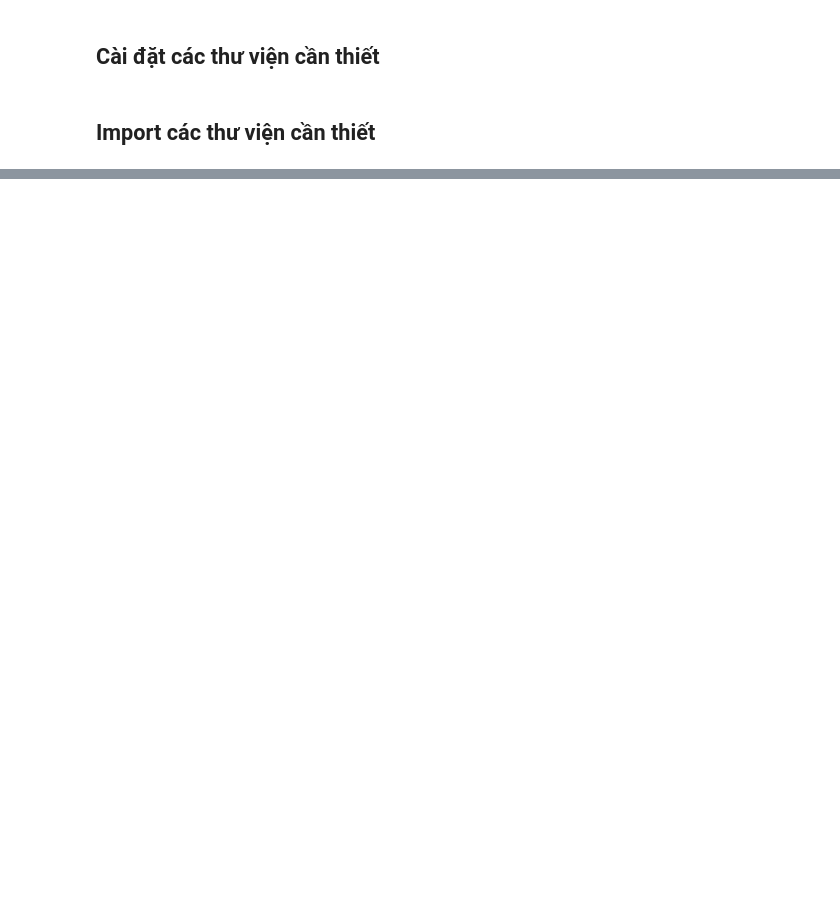
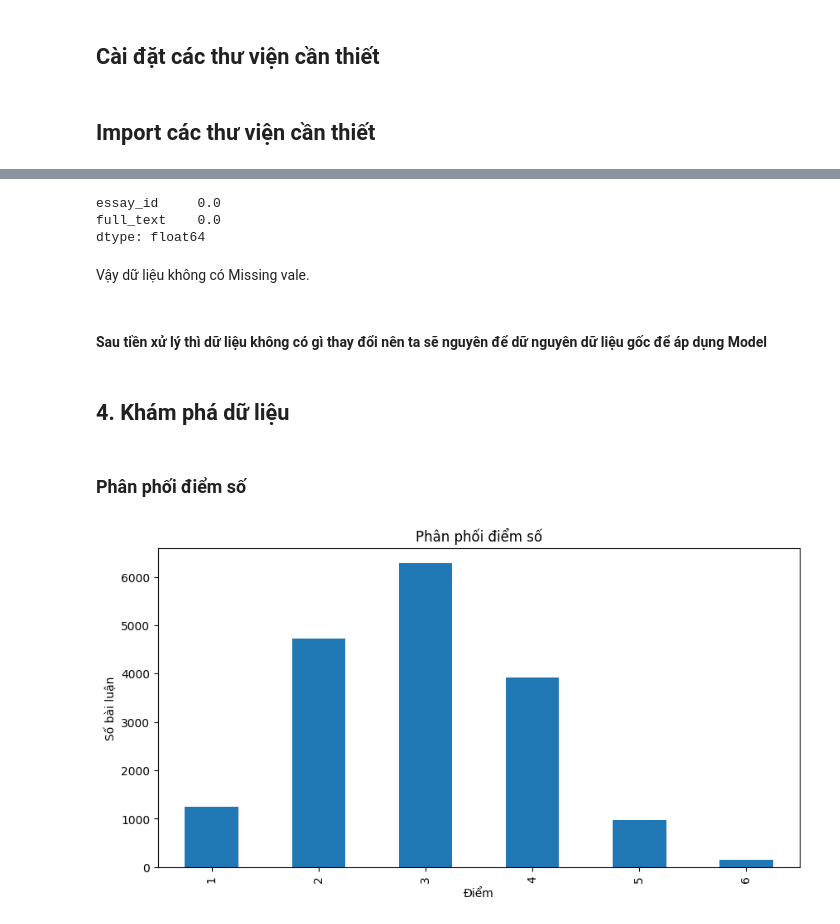
Before and after one commit to Siralexgon/PTDLTM, a Jupyter notebook: Tien-xu-ly.ipynb, the cells around one changed output, grey strips where cells are left out. Saved outputs shown, nothing was run; the diff lists cells and outputs as text; code cells hidden in the pictures; blank space fills up the shorter version.

```diff
--- a/Tien-xu-ly.ipynb
+++ b/Tien-xu-ly.ipynb
@@ -69,3 +27,0 @@ def clean_text(text):
-# %%
-train_df['full_text']=train_df['full_text'].apply(lambda x: clean_text(x))
-test_df['full_text']=test_df['full_text'].apply(lambda x: clean_text(x))
@@ -119,4 +27,0 @@ plt.show()
-# %%
-train_df['essay_length'] = train_df['full_text'].apply(len)
-essay_length_stats = train_df['essay_length'].describe()
-print(essay_length_stats)
@@ -149,0 +133,27 @@ test_df.to_csv('test_preprocessing.csv')
+# %%
+# Dữ liệu test
+missing_percent = (test_df.isnull().sum() / len(train_df)) * 100
+print(missing_percent)
+# %% [output]
+essay_id     0.0
+full_text    0.0
+dtype: float64
+# %% [markdown]
+Vậy dữ liệu không có Missing vale.
+# %% [markdown]
+#### Sau tiền xử lý thì dữ liệu không có gì thay đổi nên ta sẽ nguyên để dữ nguyên dữ liệu gốc để áp dụng Model
+# %% [markdown]
+## 4. Khám phá dữ liệu
+# %% [markdown]
+### Phân phối điểm số
+# %%
+import matplotlib.pyplot as plt
+
+plt.figure(figsize=(10, 5))
+train_df['score'].value_counts().sort_index().plot(kind='bar')
+plt.xlabel('Điểm')
+plt.ylabel('Số bài luận')
+plt.title('Phân phối điểm số')
+plt.show()
+# %% [output]
+[figure, added]
```
Also changed, not shown: parts of 43 cells of this notebook.
